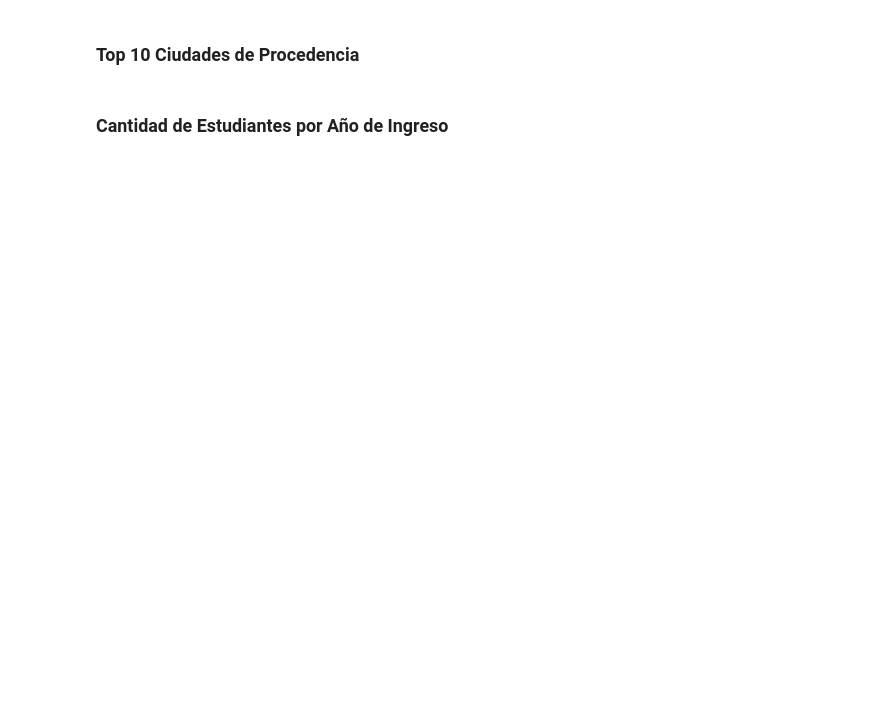
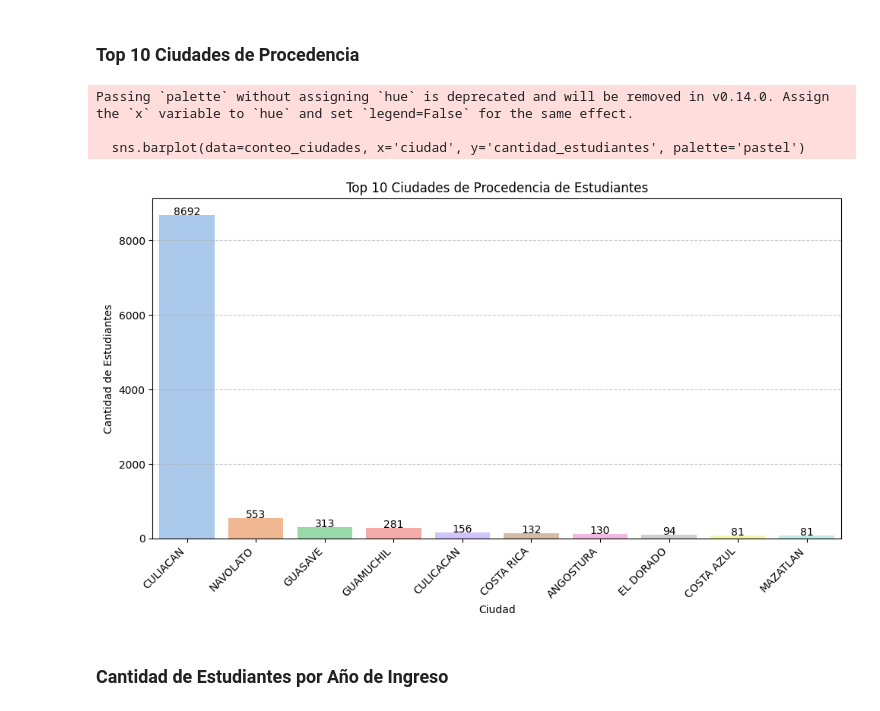
Before and after one commit to DerverG/Equipo-Celeste, a Jupyter notebook: Analisis.ipynb, the cells around one changed output. Drawn from its saved outputs; the diff is of its cells as text; code cells hidden in the pictures; blank space fills up the shorter version.

```diff
--- a/Analisis.ipynb
+++ b/Analisis.ipynb
@@ -602,4 +641,28 @@ df
 # %% [markdown]
 ### Top 10 Ciudades de Procedencia
+# %%
+# Contar estudiantes por ciudad
+conteo_ciudades = df['ciudad'].value_counts().head(10).reset_index()
+conteo_ciudades.columns = ['ciudad', 'cantidad_estudiantes']
+
+plt.figure(figsize=(10,6))
+sns.barplot(data=conteo_ciudades, x='ciudad', y='cantidad_estudiantes', palette='pastel')
+plt.xticks(rotation=45, ha='right')
+plt.title('Top 10 Ciudades de Procedencia de Estudiantes')
+plt.xlabel('Ciudad')
+plt.ylabel('Cantidad de Estudiantes')
+plt.grid(axis='y', linestyle='--', alpha=0.7)
+
+# Mostrar etiquetas encima de las barras
+for index, row in conteo_ciudades.iterrows():
+    plt.text(index, row['cantidad_estudiantes'] + 1, row['cantidad_estudiantes'], ha='center')
+
+plt.tight_layout()
+plt.show()
+# %% [output]
+Passing `palette` without assigning `hue` is deprecated and will be removed in v0.14.0. Assign the `x` variable to `hue` and set `legend=False` for the same effect.
+
+  sns.barplot(data=conteo_ciudades, x='ciudad', y='cantidad_estudiantes', palette='pastel')
+[figure, added]
 # %% [markdown]
 ### Cantidad de Estudiantes por Año de Ingreso
```
Also changed, not shown: parts of 5 cells of this notebook, 1 other file.
